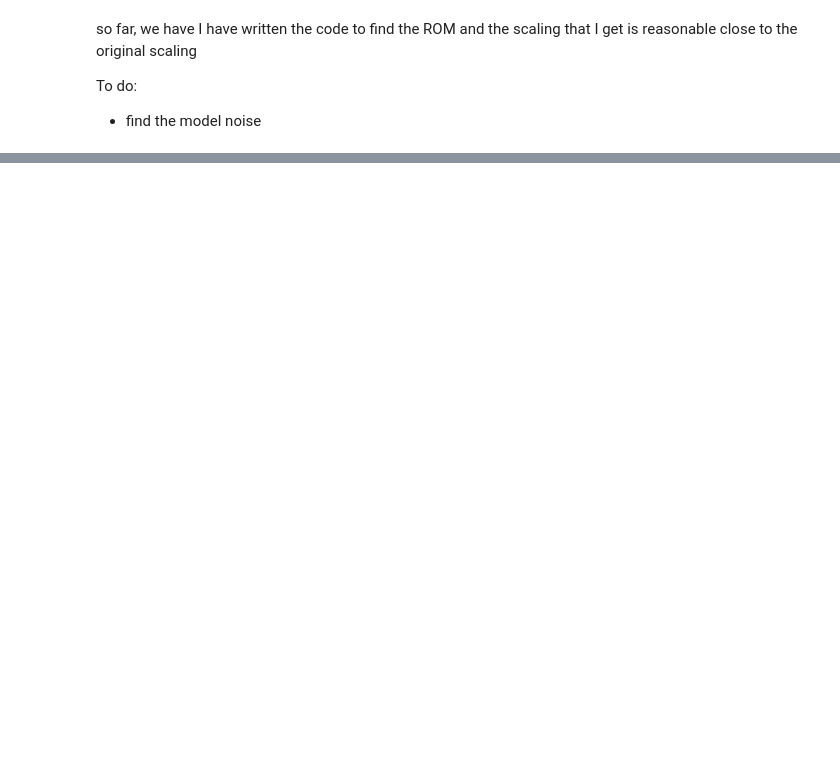
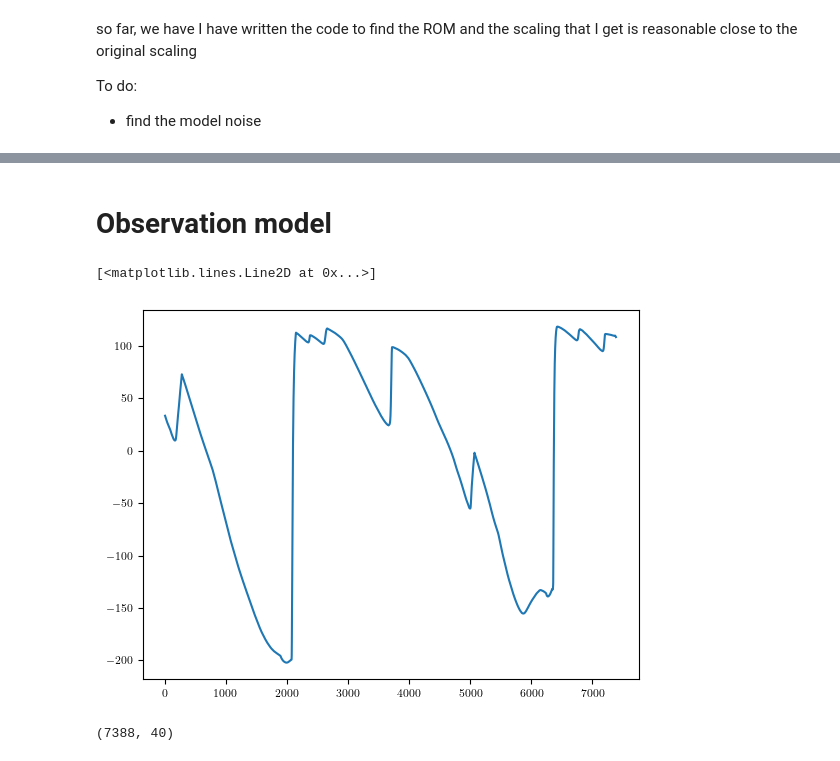
Before and after one commit to hojjatks/ROM_EnKF_earthquakecycle, a Jupyter notebook: Codes/earthquake/test_EnKF.ipynb, the cells around one changed output, grey strips where cells are left out. Drawn from its saved outputs; the diff is of its cells as text; code cells hidden in the pictures; blank space fills up the shorter version.

```diff
--- a/Codes/earthquake/test_EnKF.ipynb
+++ b/Codes/earthquake/test_EnKF.ipynb
@@ -472,0 +439,2 @@ array([8.31047370e+14, 6.88404243e+14, 8.70455480e+14, 8.72472013e+14])
+# %% [markdown]
+# Observation model
@@ -472,0 +516,9 @@ array([8.31047370e+14, 6.88404243e+14, 8.70455480e+14, 8.72472013e+14])
+# %%
+plt.plot(A_filtered[:,0])
+# %% [output]
+[<matplotlib.lines.Line2D at 0x...>]
+[figure, added]
+# %%
+A_filtered.shape
+# %% [output]
+(7388, 40)
```
Also changed, not shown: parts of 37 cells of this notebook.
